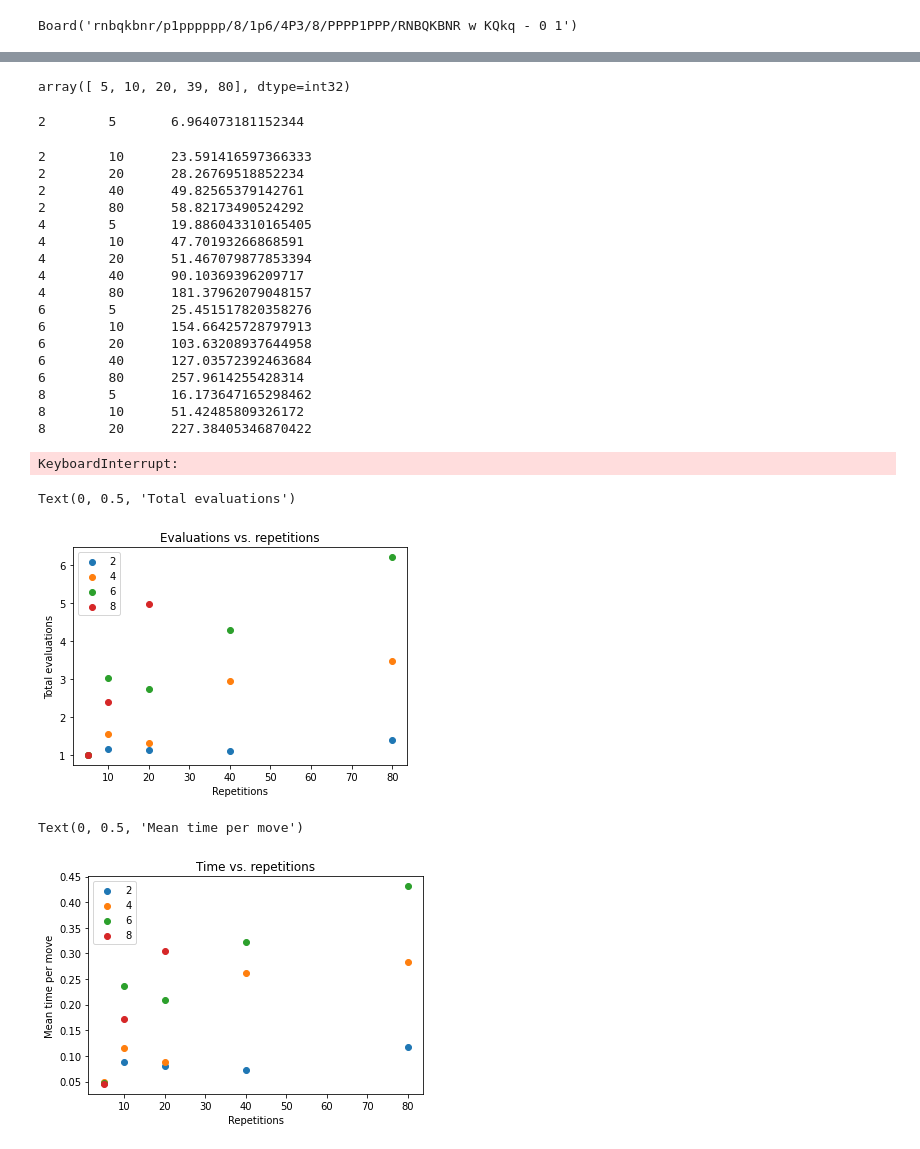
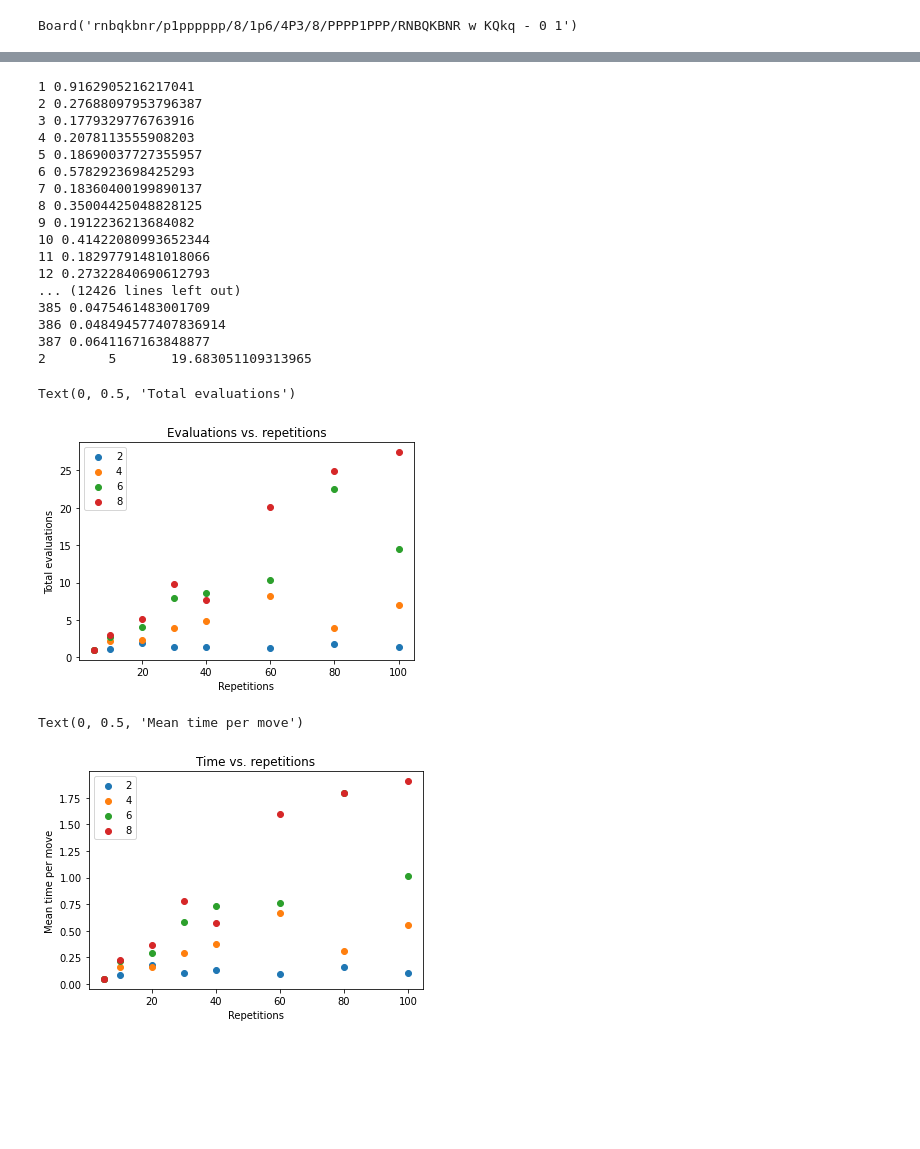
Before and after one commit to MarcelloCeresini/ChessBreaker, a Jupyter notebook: main.ipynb, the cells around one changed output, grey strips where cells are left out. Cells and saved outputs as stored; diff of their text form; code cells hidden in the pictures; blank space fills up the shorter version.

```diff
--- a/main.ipynb
+++ b/main.ipynb
@@ -29,6 +29,9 @@ import matplotlib.pyplot as plt
 from tqdm import tqdm
 from queue import Queue
 from collections import Counter
+
+from numpy.random import default_rng
+rng = default_rng()
 
 import utils
 from utils import plane_dict, Config, x_y_from_position
@@ -358,60 +403,57 @@ Total params: 7,281,866
 Trainable params: 7,281,866
 Non-trainable params: 0
 __________________________________________________________________________________________________
-# %%
-# moves, outcome, results = complete_game(model, max_depth=3, num_restarts=15)
-np.geomspace(5, 80, 5, dtype=np.int32)
-# %% [output]
-array([ 5, 10, 20, 39, 80], dtype=int32)
 # %%
 res_dict = {}
 games = []
 outcomes = []
-for depth in [10, 8, 6, 4, 2]:
-    for n_rep in [80, 60, 40, 30, 20, 10, 5]:
+for depth in [8, 6, 4, 2]:
+    for n_rep in [100, 80, 60, 40, 30, 20, 10, 5]:
         tic = time()
-        moves, outcome, results = complete_game(model, max_depth=depth, num_restarts=n_rep)
+        moves, outcome, results, _, _ = complete_game(model, max_depth=depth, num_restarts=n_rep)
         res_dict[(depth, n_rep, "eval")] = np.average([res[2] for res in results])
         res_dict[(depth, n_rep, "time")] = np.average([res[3] for res in results])
         games.append(moves)
         outcomes.append(outcome)
         print(depth, "\t", n_rep, "\t", time()-tic)
 # %% [output]
-2        5       6.964073181152344
+1 0.9162905216217041
+2 0.27688097953796387
+3 0.1779329776763916
+4 0.2078113555908203
+5 0.18690037727355957
+6 0.5782923698425293
+7 0.18360400199890137
+8 0.35004425048828125
+9 0.1912236213684082
+10 0.41422080993652344
+11 0.18297791481018066
+12 0.27322840690612793
+... (12426 lines left out)
+385 0.0475461483001709
+386 0.048494577407836914
+387 0.0641167163848877
+2        5       19.683051109313965
-2        10      23.591416597366333
-2        20      28.26769518852234
-2        40      49.82565379142761
-2        80      58.82173490524292
-4        5       19.886043310165405
-4        10      47.70193266868591
-4        20      51.467079877853394
-4        40      90.10369396209717
-4        80      181.37962079048157
-6        5       25.451517820358276
-6        10      154.66425728797913
-6        20      103.63208937644958
-6        40      127.03572392463684
-6        80      257.9614255428314
-8        5       16.173647165298462
-8        10      51.42485809326172
-8        20      227.38405346870422
-KeyboardInterrupt:
 # %%
-reps = [5, 10, 20, 30, 40, 60, 80]
-depths = [2, 4, 6, 8, 10]
+reps = [5, 10, 20, 30, 40, 60, 80, 100]
+depths = [2, 4, 6, 8]
 
-plt.scatter(reps, [[res_dict[(depths, rep, "eval")] for rep in reps] for depth in depths])
+%matplotlib inline
+
+[plt.scatter(reps, [res_dict[(depth, rep, "eval")] for rep in reps]) for depth in depths]
 
 plt.legend(depths)
 plt.title("Evaluations vs. repetitions")
 plt.xlabel("Repetitions")
 plt.ylabel("Total evaluations")
 # %% [output]
 Text(0, 0.5, 'Total evaluations')
-[figure, old version]
+[figure, new version]
 # %%
-times = [[res_dict[(depths, rep, "time")] for rep in reps] for depth in depths]
-plt.scatter(reps, times)
+%matplotlib inline
+
+[plt.scatter(reps, [res_dict[(depth, rep, "time")] for rep in reps]) for depth in depths]
+# plt.scatter(reps, times)
 
 plt.legend(depths)
 plt.title("Time vs. repetitions")
@@ -419,7 +461,7 @@ plt.xlabel("Repetitions")
 plt.ylabel("Mean time per move")
 # %% [output]
 Text(0, 0.5, 'Mean time per move')
-[figure, old version]
+[figure, new version]
 # %%
 import json, codecs
 
```
Also changed, not shown: parts of 4 cells of this notebook, 11 other files.
